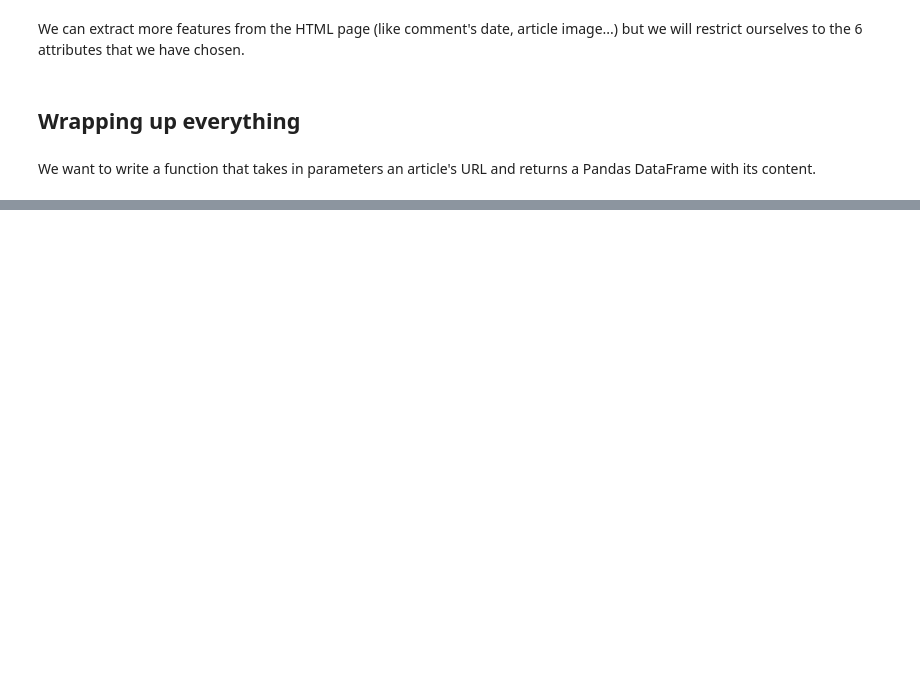
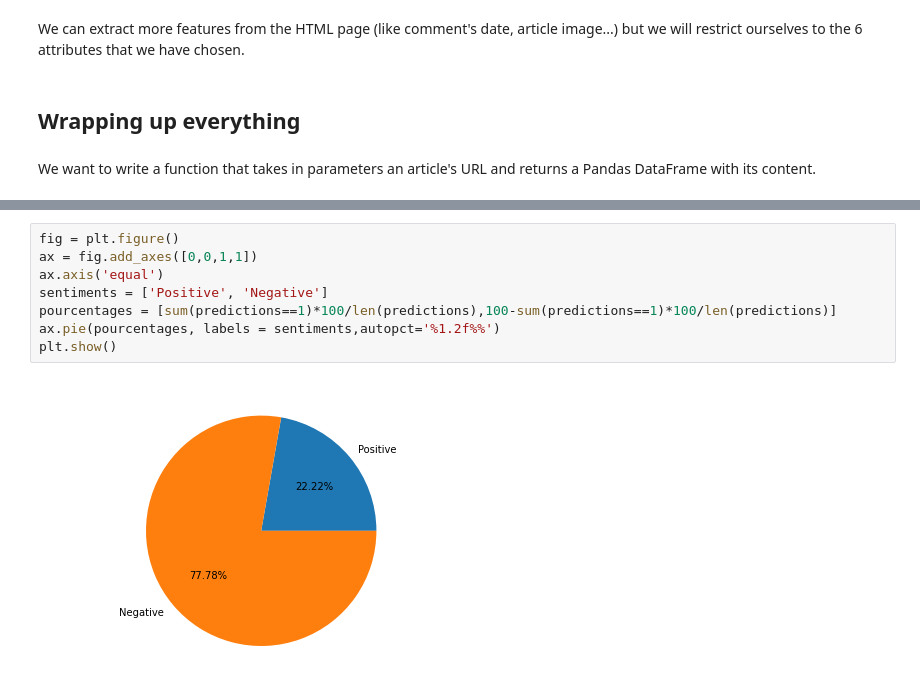
Before and after one commit to Rayryu/Should-I-read-this-hespress-article, a Jupyter notebook: Should_I_read_this_Hespress_article.ipynb, the cells around one changed output, grey strips where cells are left out. Saved outputs shown, nothing was run; the diff lists cells and outputs as text; blank space fills up the shorter version.

```diff
--- a/Should_I_read_this_Hespress_article.ipynb
+++ b/Should_I_read_this_Hespress_article.ipynb
@@ -202,0 +387,10 @@ data.head()
+# %%
+fig = plt.figure()
+ax = fig.add_axes([0,0,1,1])
+ax.axis('equal')
+sentiments = ['Positive', 'Negative']
+pourcentages = [sum(predictions==1)*100/len(predictions),100-sum(predictions==1)*100/len(predictions)]
+ax.pie(pourcentages, labels = sentiments,autopct='%1.2f%%')
+plt.show()
+# %% [output]
+[figure, added]
```
Also changed, not shown: parts of 42 cells of this notebook.
